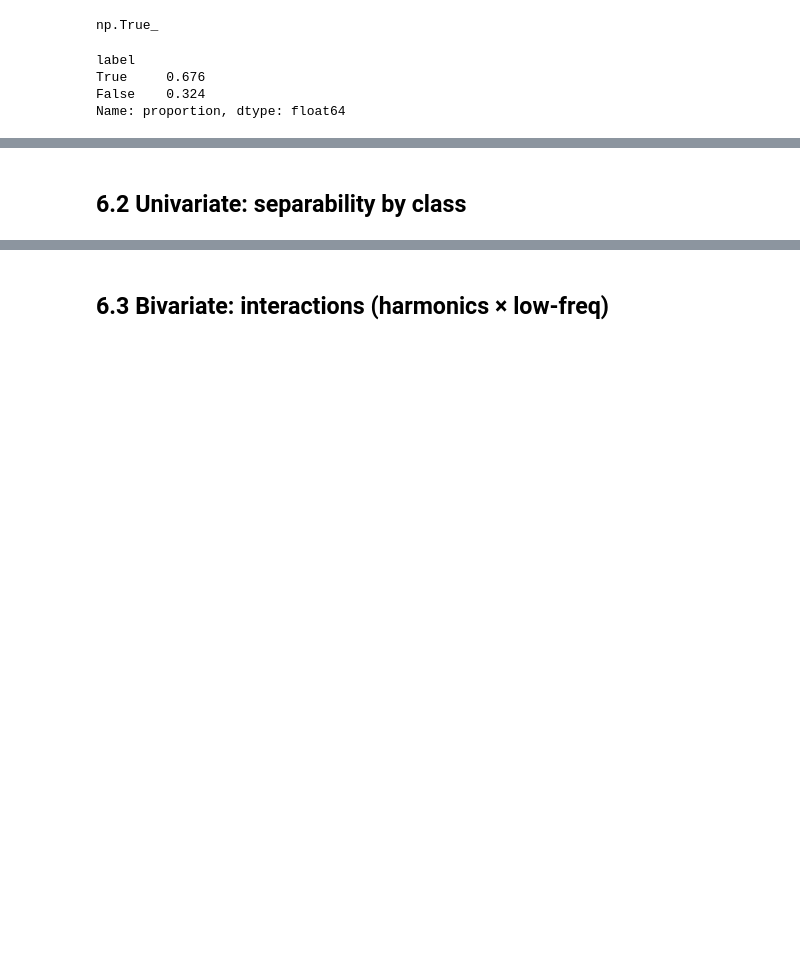
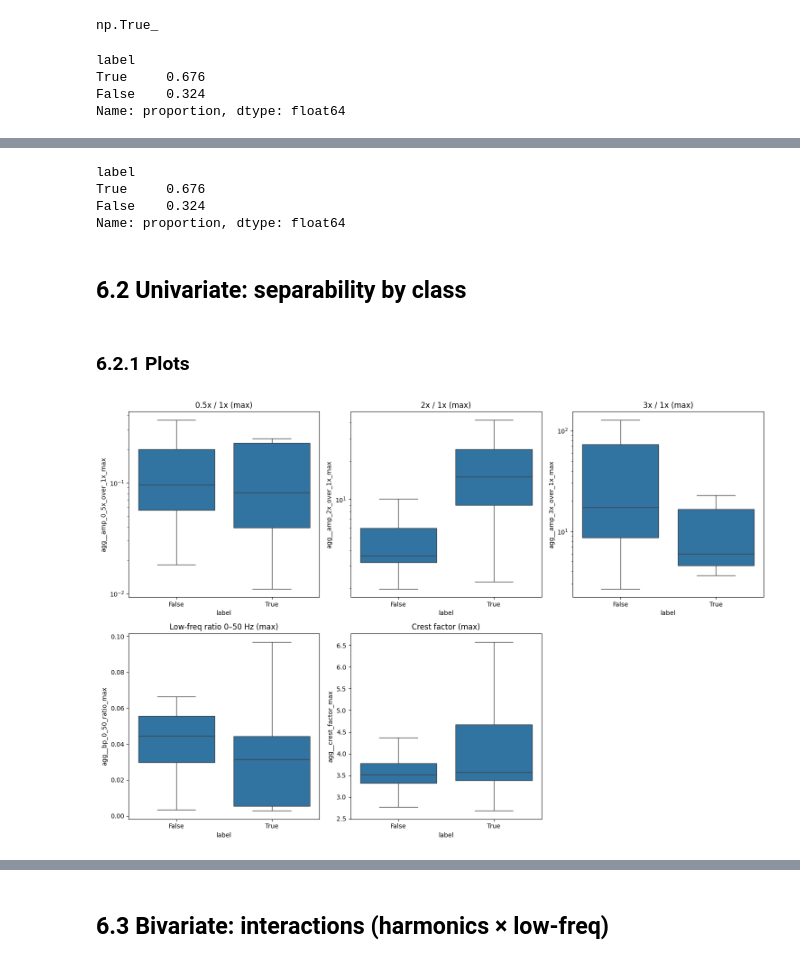
Before and after one commit to marioandrededeus/vibration-condition-monitoring, a Jupyter notebook: notebooks/01_part2_pipeline.ipynb, the cells around one changed output, grey strips where cells are left out. Drawn from its saved outputs; the diff is of its cells as text; code cells hidden in the pictures; blank space fills up the shorter version.

```diff
--- a/notebooks/01_part2_pipeline.ipynb
+++ b/notebooks/01_part2_pipeline.ipynb
@@ -594,2 +617,42 @@ Name: proportion, dtype: float64
+# %%
+features_df["label"].value_counts()
+features_df["label"].value_counts(normalize=True)
+# %% [output]
+label
+True     0.676
+False    0.324
+Name: proportion, dtype: float64
 # %% [markdown]
 ## 6.2 Univariate: separability by class
+# %% [markdown]
+### 6.2.1 Plots
+# %%
+metrics = [
+    ("agg__amp_0_5x_over_1x_max", "0.5x / 1x (max)"),
+    ("agg__amp_2x_over_1x_max",   "2x / 1x (max)"),
+    ("agg__amp_3x_over_1x_max",   "3x / 1x (max)"),
+    ("agg__bp_0_50_ratio_max",    "Low-freq ratio 0–50 Hz (max)"),
+    ("agg__crest_factor_max",     "Crest factor (max)"),
+]
+
+fig, axes = plt.subplots(2, 3, figsize=(15, 10))
+axes = axes.flatten()
+
+for i, (col, title) in enumerate(metrics):
+    ax = axes[i]
+    sns.boxplot(data=features_df, x="label", y=col, ax=ax, showfliers = False)
+    ax.set_title(title)
+    ax.set_xlabel("label")
+    ax.set_ylabel(col)
+
+    # Log scale for heavy-tailed ratio metrics
+    if "over_1x" in col:
+        ax.set_yscale("log")
+
+# Turn off the unused 6th subplot
+axes[-1].axis("off")
+
+plt.tight_layout()
+plt.show()
+# %% [output]
+[figure, added]
```
Also changed, not shown: parts of 12 cells of this notebook.
